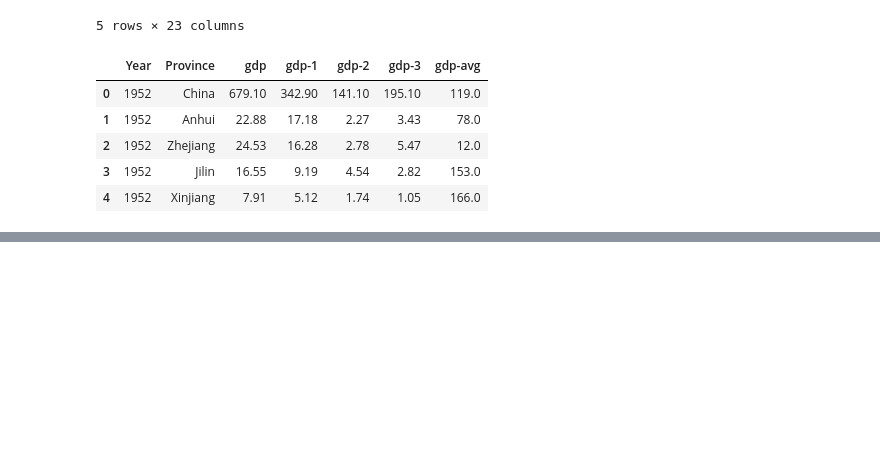
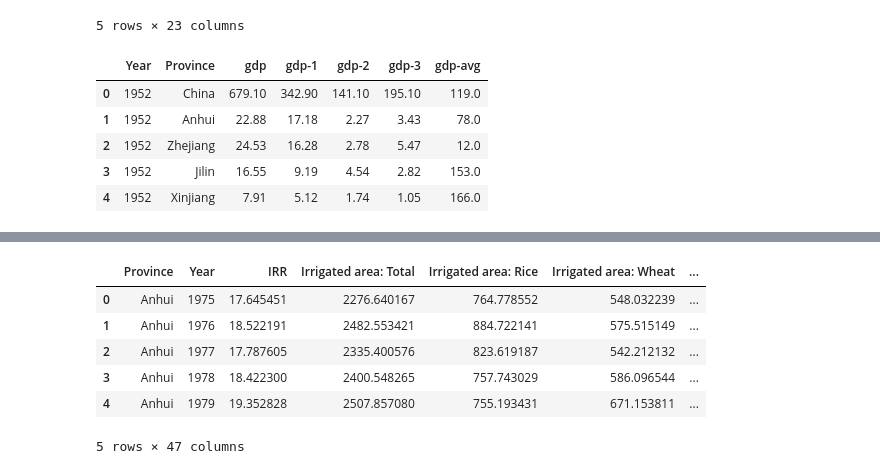
Before and after one commit to SongshGeo/Water-Allocation-Institution, a Jupyter notebook: notebooks/01_DatasetClean.ipynb, the cells around one changed output, grey strips where cells are left out. Drawn from its saved outputs; the diff is of its cells as text; code cells hidden in the pictures; blank space fills up the shorter version.

Commit message:
feat(plot,-handle,-reports,-natural_vars): add basic natural vars (precipitation and temperature) as input now, beautifid plots added
BREAKING CHANGE:

```diff
--- a/notebooks/01_DatasetClean.ipynb
+++ b/notebooks/01_DatasetClean.ipynb
@@ -312,0 +328,25 @@ merged_gdp.to_csv('../data/processed/merged_data.csv')
+# %%
+merged_data = merged_gdp.copy()
+
+for var in NATURAL.keys():
+    data = pd.read_csv(f'data/processed/{var}.csv', index_col=0)
+    data.columns = data.columns.map(PROVINCES_CHN2ENG, na_action=None)
+
+    dfs = []
+    for col in data:
+        if col is np.NaN:
+            continue
+        dfs.append(pd.DataFrame({'Year': data[col].index, 'Province':col, f'{var}': data[col].values}))
+
+    df = pd.concat(dfs)
+    merged_data = pd.merge(left=merged_data, right=df, how='left', on=['Year', 'Province'])
+
+merged_data.head()
+# %% [output]
+|  | Province | Year | IRR | Irrigated area: Total | Irrigated area: Rice | Irrigated area: Wheat | ... |
+| 0 | Anhui | 1975 | 17.645451 | 2276.640167 | 764.778552 | 548.032239 | ... |
+| 1 | Anhui | 1976 | 18.522191 | 2482.553421 | 884.722141 | 575.515149 | ... |
+| 2 | Anhui | 1977 | 17.787605 | 2335.400576 | 823.619187 | 542.212132 | ... |
+| 3 | Anhui | 1978 | 18.422300 | 2400.548265 | 757.743029 | 586.096544 | ... |
+| 4 | Anhui | 1979 | 19.352828 | 2507.857080 | 755.193431 | 671.153811 | ... |
+5 rows × 47 columns
```
Also changed, not shown: parts of 4 cells of this notebook, 21 other files.
